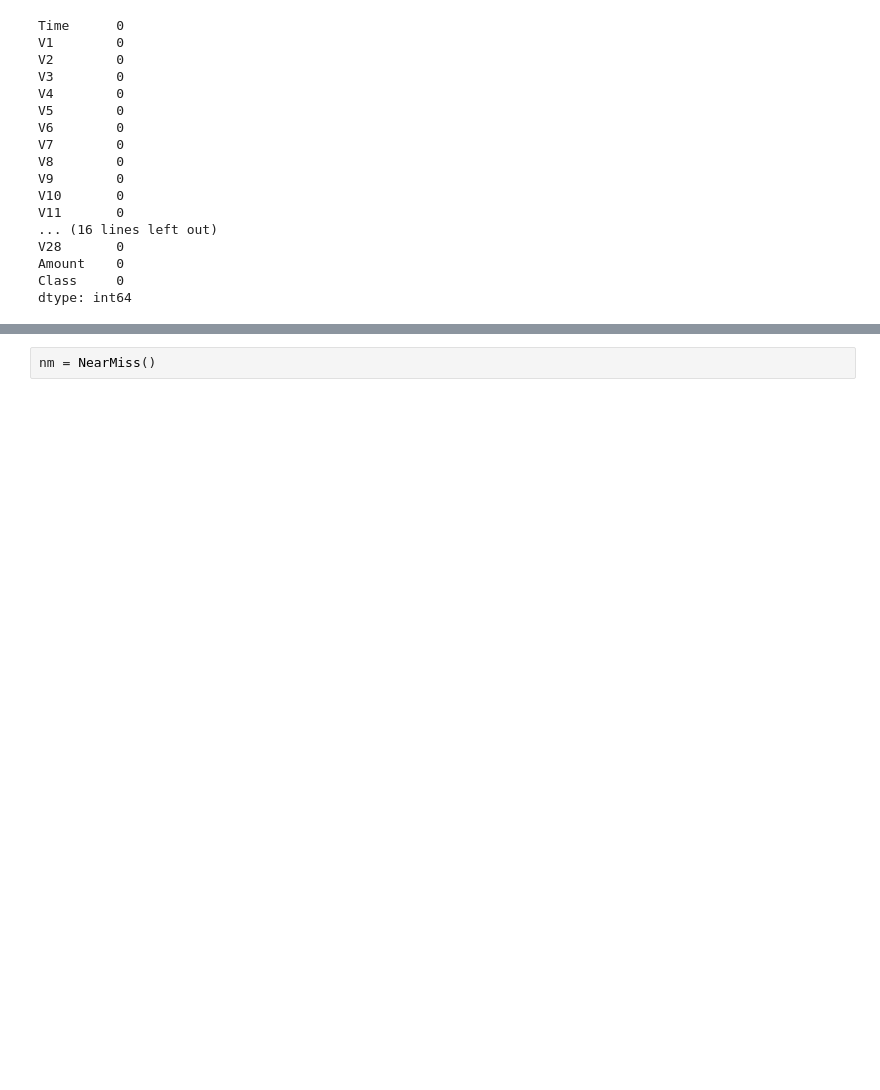
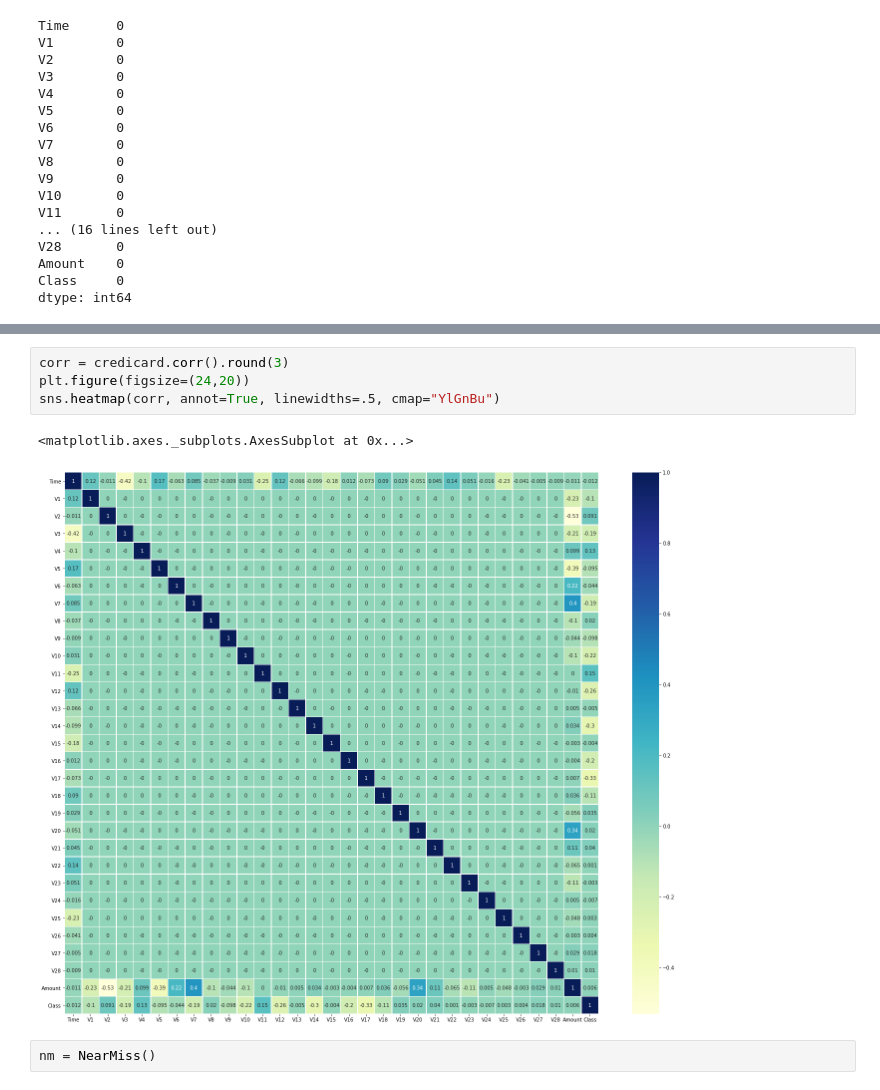
Before and after one commit to marcoaurelio5/Data-Science, a Jupyter notebook: Padronizar ou Normalizar.ipynb, the cells around one changed output, grey strips where cells are left out. Cells and saved outputs as stored; diff of their text form; blank space fills up the shorter version.

```diff
--- a/Padronizar ou Normalizar.ipynb
+++ b/Padronizar ou Normalizar.ipynb
@@ -91,3 +88,10 @@ sns.distplot(credicard['Amount'], ax=ax[1], color='g')
+# %%
+corr = credicard.corr().round(3)
+plt.figure(figsize=(24,20))
+sns.heatmap(corr, annot=True, linewidths=.5, cmap="YlGnBu")
+# %% [output]
+<matplotlib.axes._subplots.AxesSubplot at 0x...>
+[figure, added]
 # %%
 nm = NearMiss()
 # %%
```
Also changed, not shown: parts of 9 cells of this notebook.
